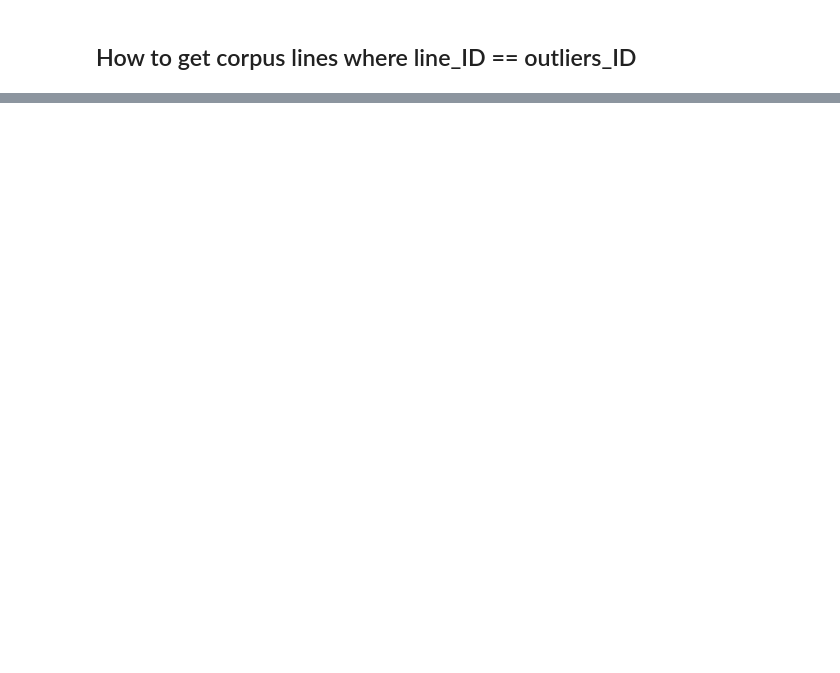
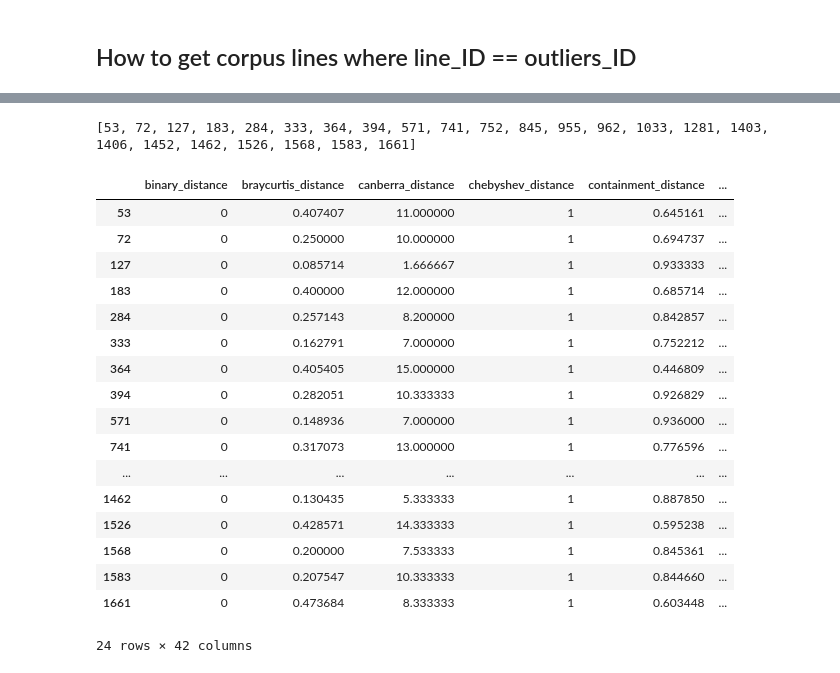
Before and after one commit to sorice/2017paraphrasebsent, a Jupyter notebook: 04.3-Classification-without-Outliers.ipynb, the cells around one changed output, grey strips where cells are left out. Cells and saved outputs as stored; diff of their text form; code cells hidden in the pictures; blank space fills up the shorter version.

```diff
--- a/04.3-Classification-without-Outliers.ipynb
+++ b/04.3-Classification-without-Outliers.ipynb
@@ -158,0 +201,7 @@ corpus.take(s_index)
+# %%
+#Predict all data to find later the correspondent match with outliers
+y_pred = logreg.predict(Xs)
+f_index = np.where(y_pred != y)#selecting index where result is diff to spected
+p_index = np.where(y_pred == y)
+print('Number of errors:',len(f_index[0]),'Value examples:',f_index[0][:5])
+f_index
@@ -199,0 +262,29 @@ Zscore_components[0], Zscore_components[1670]
+# %%
+s_index = []
+real_miss_classified = []
+for i in range(len(f_index[0])):
+    if f_index[0][i] in outliers[0]: #Get corpus rows where column '#1 ID' == 1089874
+        real_miss_classified.append(f_index[0][i])
+        s_index.append(f_index[0][i])
+print(real_miss_classified)
+df.ix[s_index]
+# %% [output]
+[53, 72, 127, 183, 284, 333, 364, 394, 571, 741, 752, 845, 955, 962, 1033, 1281, 1403, 1406, 1452, 1462, 1526, 1568, 1583, 1661]
+|  | binary_distance | braycurtis_distance | canberra_distance | chebyshev_distance | containment_distance | ... |
+| 53 | 0 | 0.407407 | 11.000000 | 1 | 0.645161 | ... |
+| 72 | 0 | 0.250000 | 10.000000 | 1 | 0.694737 | ... |
+| 127 | 0 | 0.085714 | 1.666667 | 1 | 0.933333 | ... |
+| 183 | 0 | 0.400000 | 12.000000 | 1 | 0.685714 | ... |
+| 284 | 0 | 0.257143 | 8.200000 | 1 | 0.842857 | ... |
+| 333 | 0 | 0.162791 | 7.000000 | 1 | 0.752212 | ... |
+| 364 | 0 | 0.405405 | 15.000000 | 1 | 0.446809 | ... |
+| 394 | 0 | 0.282051 | 10.333333 | 1 | 0.926829 | ... |
+| 571 | 0 | 0.148936 | 7.000000 | 1 | 0.936000 | ... |
+| 741 | 0 | 0.317073 | 13.000000 | 1 | 0.776596 | ... |
+| ... | ... | ... | ... | ... | ... | ... |
+| 1462 | 0 | 0.130435 | 5.333333 | 1 | 0.887850 | ... |
+| 1526 | 0 | 0.428571 | 14.333333 | 1 | 0.595238 | ... |
+| 1568 | 0 | 0.200000 | 7.533333 | 1 | 0.845361 | ... |
+| 1583 | 0 | 0.207547 | 10.333333 | 1 | 0.844660 | ... |
+| 1661 | 0 | 0.473684 | 8.333333 | 1 | 0.603448 | ... |
+24 rows × 42 columns
```
Also changed, not shown: parts of 25 cells of this notebook, 5 other files.
